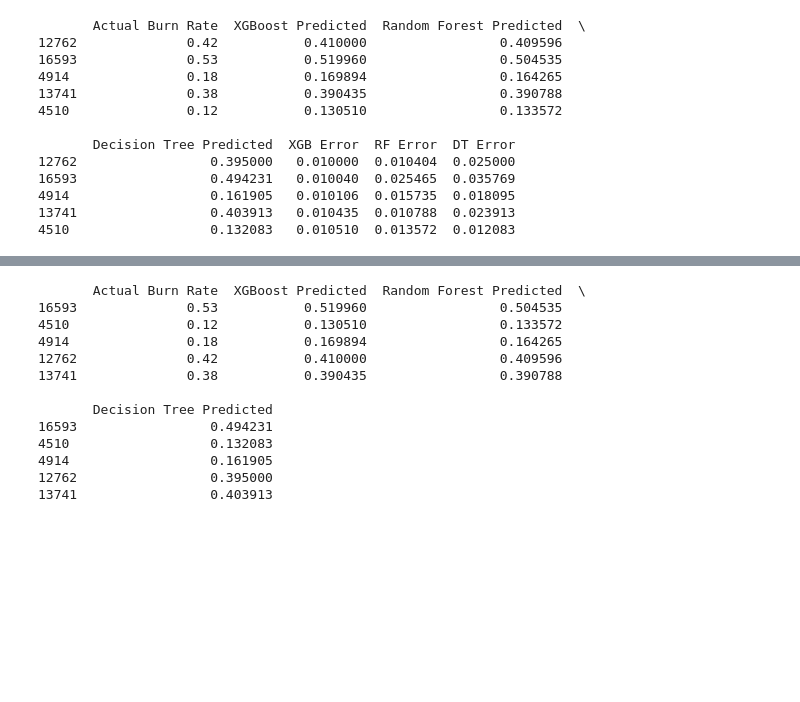
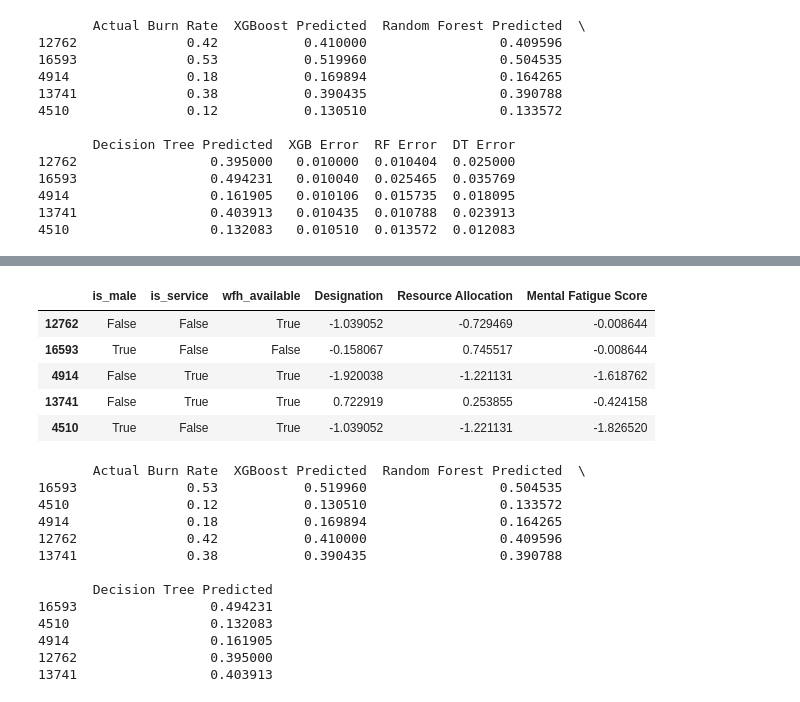
Before and after one commit to jW028/BEAM, a Jupyter notebook: notebooks/burnout.ipynb, the cells around one changed output, grey strips where cells are left out. Drawn from its saved outputs; the diff is of its cells as text; code cells hidden in the pictures; blank space fills up the shorter version.

```diff
--- a/notebooks/burnout.ipynb
+++ b/notebooks/burnout.ipynb
@@ -1051,3 +1103,13 @@ print(candidate_rows.head(10))
 4914                  0.161905   0.010106  0.015735  0.018095
 13741                 0.403913   0.010435  0.010788  0.023913
 4510                  0.132083   0.010510  0.013572  0.012083
+# %%
+candidate_indices = candidate_rows.index
+X_candidates = X_val.loc[candidate_indices]
+y_candidates = y_val.loc[candidate_indices]
+
+print("=== Candidate Features ===")
+
+
+print("\n=== Candidate Targets ===")
+y_candidates.head()
@@ -1054,3 +1126,12 @@ print(candidate_rows.head(10))
+# %%
+X_candidates.head()
+# %% [output]
+|  | is_male | is_service | wfh_available | Designation | Resource Allocation | Mental Fatigue Score |
+| 12762 | False | False | True | -1.039052 | -0.729469 | -0.008644 |
+| 16593 | True | False | False | -0.158067 | 0.745517 | -0.008644 |
+| 4914 | False | True | True | -1.920038 | -1.221131 | -1.618762 |
+| 13741 | False | True | True | 0.722919 | 0.253855 | -0.424158 |
+| 4510 | True | False | True | -1.039052 | -1.221131 | -1.826520 |
 # %%
 # Randomly pick n rows for presentation
 presentation_df = candidate_rows.drop(columns=['XGB Error', 'RF Error', 'DT Error'])
```
Also changed, not shown: parts of 6 cells of this notebook, 10 other files.
